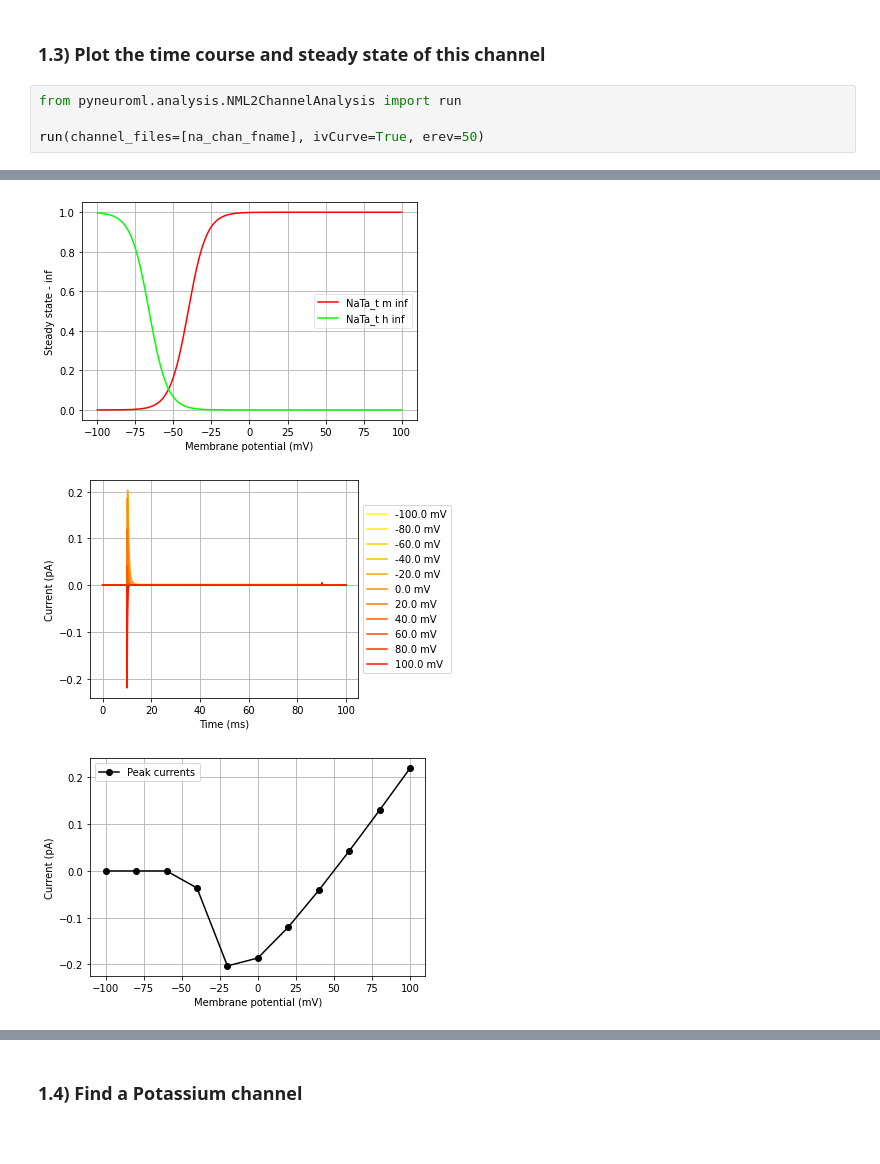
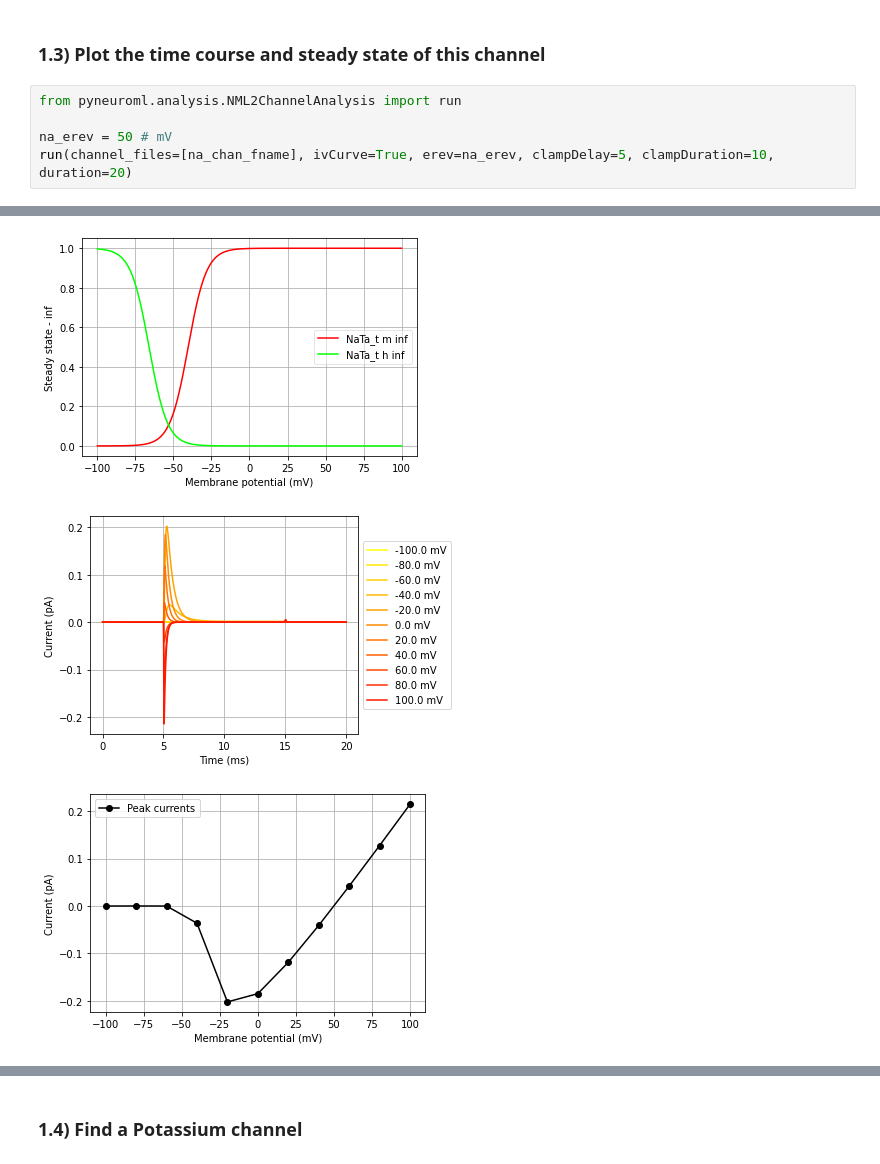
Before and after one commit to NeuroML/Documentation, a Jupyter notebook: source/Userdocs/NML2_examples/NeuroML-DB.ipynb, the cells around one changed output, grey strips where cells are left out. Drawn from its saved outputs; the diff is of its cells as text.

```diff
--- a/source/Userdocs/NML2_examples/NeuroML-DB.ipynb
+++ b/source/Userdocs/NML2_examples/NeuroML-DB.ipynb
@@ -85,7 +83,8 @@ Comment from original mod file:
 # %%
 from pyneuroml.analysis.NML2ChannelAnalysis import run
 
-run(channel_files=[na_chan_fname], ivCurve=True, erev=50)
+na_erev = 50 # mV
+run(channel_files=[na_chan_fname], ivCurve=True, erev=na_erev, clampDelay=5, clampDuration=10, duration=20)
 # %% [output]
 pyNeuroML >>> INFO - Loading NeuroML2 file: NMLCH000110.channel.nml
 pyNeuroML >>> INFO - Including included files (included already: [])
@@ -106,7 +105,7 @@ pyNeuroML >>> INFO - Command completed. Output:
   jNeuroML >>
 [figure]
 [figure]
-[figure, old version]
+[figure, new version]
 [figure]
 [figure]
 # %% [markdown]
```
Also changed, not shown: parts of 7 cells of this notebook, 1 other file.
